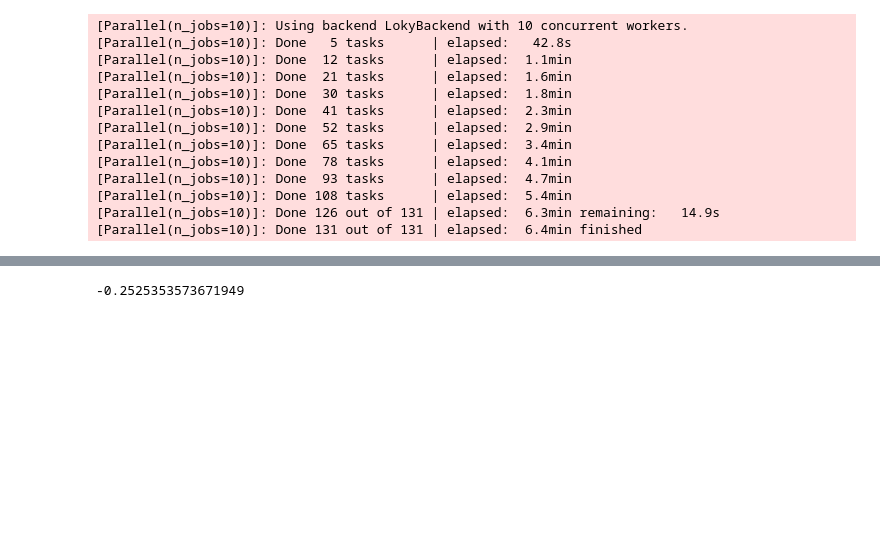
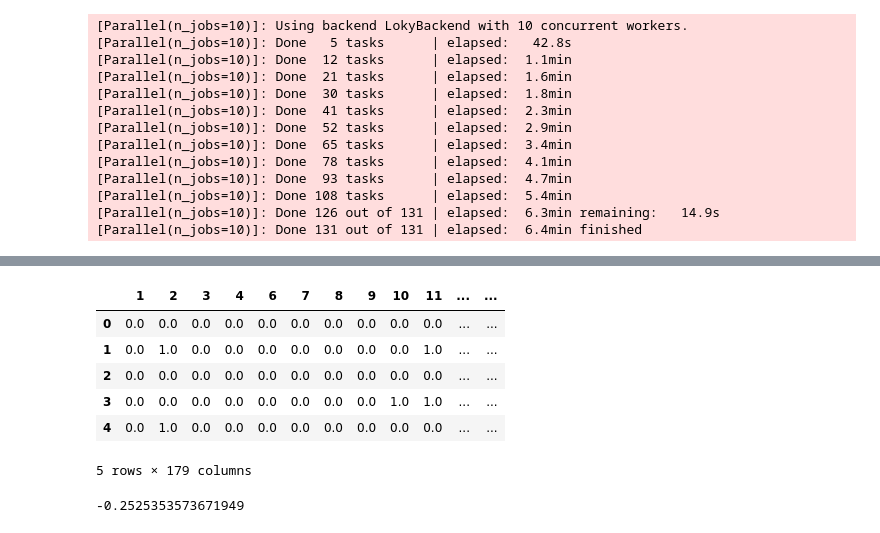
Before and after one commit to Raelag0112/Project-Brain, a Jupyter notebook: lesymap/test.ipynb, the cells around one changed output, grey strips where cells are left out. Saved outputs shown, nothing was run; the diff lists cells and outputs as text; code cells hidden in the pictures; blank space fills up the shorter version.

```diff
--- a/lesymap/test.ipynb
+++ b/lesymap/test.ipynb
@@ -46,0 +45,2 @@ for i in np.array(list(X_culled.iteritems()))[:, 0]:
+# %%
+X_culled1 = pd.read_csv("X_culled")
@@ -47,3 +57,13 @@ for i in np.array(list(X_culled.iteritems()))[:, 0]:
+# %%
+X_culled1.head()
+# %% [output]
+|  | 1 | 2 | 3 | 4 | 6 | 7 | 8 | 9 | 10 | 11 | ... | ... |
+| 0 | 0.0 | 0.0 | 0.0 | 0.0 | 0.0 | 0.0 | 0.0 | 0.0 | 0.0 | 0.0 | ... | ... |
+| 1 | 0.0 | 1.0 | 0.0 | 0.0 | 0.0 | 0.0 | 0.0 | 0.0 | 0.0 | 1.0 | ... | ... |
+| 2 | 0.0 | 0.0 | 0.0 | 0.0 | 0.0 | 0.0 | 0.0 | 0.0 | 0.0 | 0.0 | ... | ... |
+| 3 | 0.0 | 0.0 | 0.0 | 0.0 | 0.0 | 0.0 | 0.0 | 0.0 | 1.0 | 1.0 | ... | ... |
+| 4 | 0.0 | 1.0 | 0.0 | 0.0 | 0.0 | 0.0 | 0.0 | 0.0 | 0.0 | 0.0 | ... | ... |
+5 rows × 179 columns
 # %%
 y = np.loadtxt("behavior/behavior.txt")
 fit_one_region(X_culled.to_numpy(), y, cname=93, model='DR')
```
Also changed, not shown: parts of 4 cells of this notebook, 1 other file.
